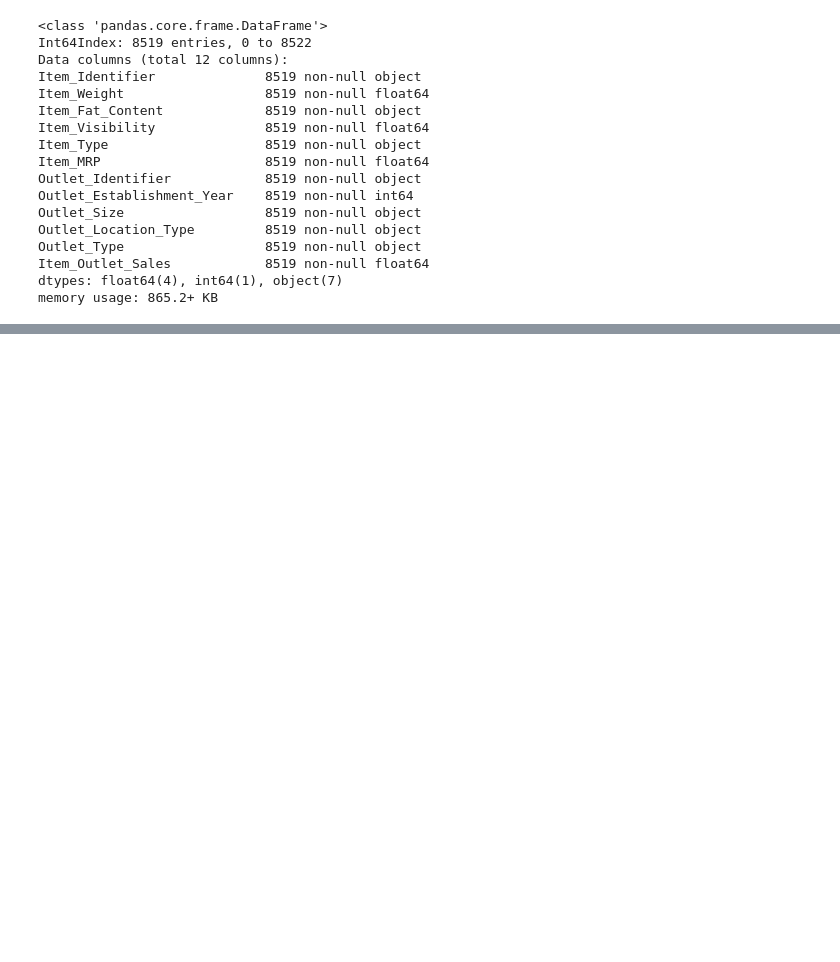
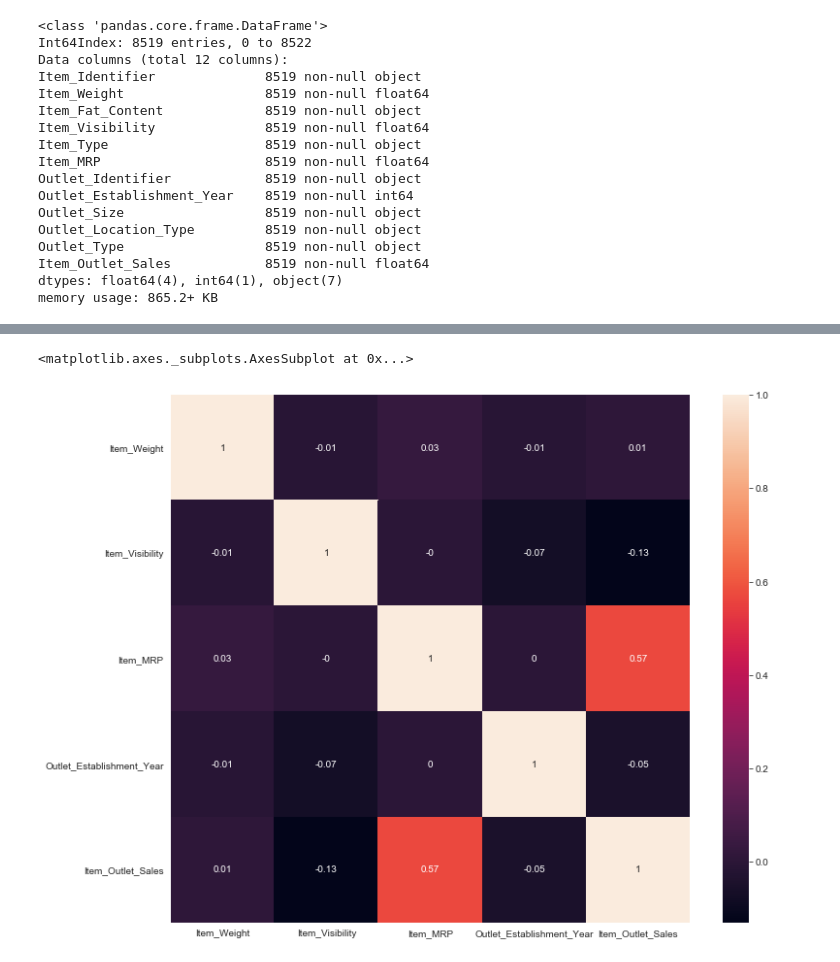
Before and after one commit to mrvanolog/Netology, a Jupyter notebook: Машинное обучение 2.0/Построение модели/SemiFinal/SemiFinal.ipynb, the cells around one changed output, grey strips where cells are left out. Cells and saved outputs as stored; diff of their text form; code cells hidden in the pictures; blank space fills up the shorter version.

```diff
--- a/Машинное обучение 2.0/Построение модели/SemiFinal/SemiFinal.ipynb
+++ b/Машинное обучение 2.0/Построение модели/SemiFinal/SemiFinal.ipynb
@@ -271,0 +288,2 @@ memory usage: 865.2+ KB
+# %%
+data = df.drop(['Item_Identifier', 'Outlet_Identifier'], axis=1)
@@ -271,0 +342,15 @@ memory usage: 865.2+ KB
+# %%
+def change_fat_content(df):
+    new_fat = []
+    for i in df.index:
+        if df.loc[i, 'Item_Fat_Content'] == 'Regular' or df.loc[i, 'Item_Fat_Content'] == 'reg':
+            fat = 'Regular'
+        else:
+            fat = 'Low Fat'
+
+        new_fat.append(fat)
+
+    return new_fat
+# %%
+new_fat = change_fat_content(data)
+data['Item_Fat_Content'] = new_fat
@@ -271,0 +401,7 @@ memory usage: 865.2+ KB
+# %%
+correlation_matrix = data.corr().round(2)
+fig, ax = plt.subplots(figsize=(12,10))
+sns.heatmap(data=correlation_matrix, annot=True)
+# %% [output]
+<matplotlib.axes._subplots.AxesSubplot at 0x...>
+[figure, added]
```
Also changed, not shown: parts of 19 cells of this notebook.
